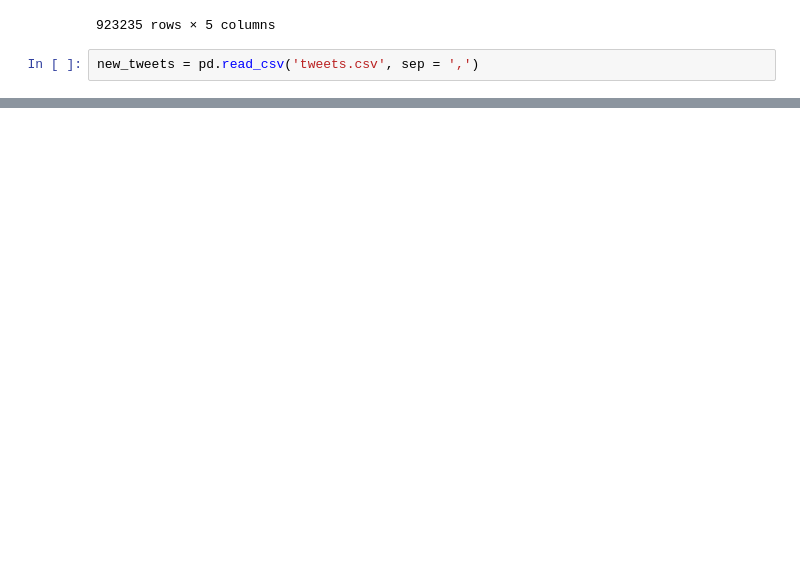
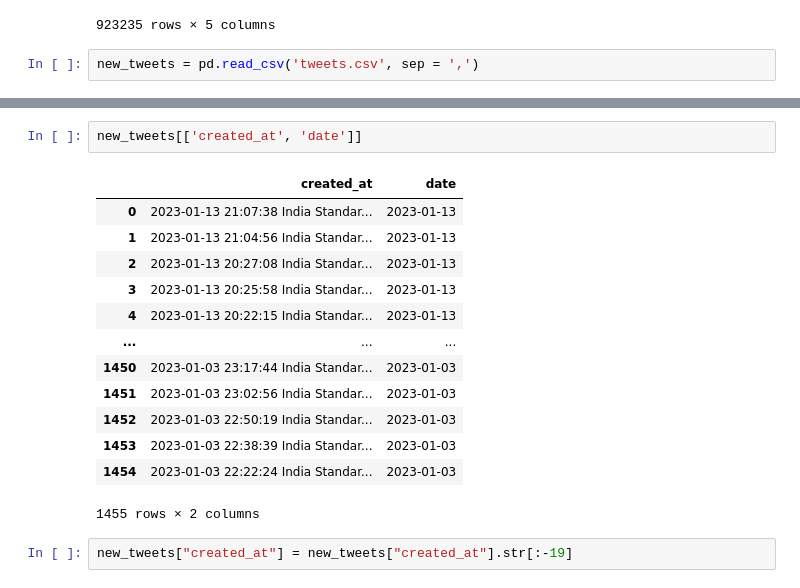
Before and after one commit to Harshavardhan1617/Movie-Reccomendation-App, a Jupyter notebook: notebook1.ipynb, the cells around one changed output, grey strips where cells are left out. Drawn from its saved outputs; the diff is of its cells as text; blank space fills up the shorter version.

```diff
--- a/notebook1.ipynb
+++ b/notebook1.ipynb
@@ -190,0 +189,18 @@ new_tweets[created_at]
+# %%
+new_tweets[['created_at', 'date']]
+# %% [output]
+|  | created_at | date |
+| 0 | 2023-01-13 21:07:38 India Standar... | 2023-01-13 |
+| 1 | 2023-01-13 21:04:56 India Standar... | 2023-01-13 |
+| 2 | 2023-01-13 20:27:08 India Standar... | 2023-01-13 |
+| 3 | 2023-01-13 20:25:58 India Standar... | 2023-01-13 |
+| 4 | 2023-01-13 20:22:15 India Standar... | 2023-01-13 |
+| ... | ... | ... |
+| 1450 | 2023-01-03 23:17:44 India Standar... | 2023-01-03 |
+| 1451 | 2023-01-03 23:02:56 India Standar... | 2023-01-03 |
+| 1452 | 2023-01-03 22:50:19 India Standar... | 2023-01-03 |
+| 1453 | 2023-01-03 22:38:39 India Standar... | 2023-01-03 |
+| 1454 | 2023-01-03 22:22:24 India Standar... | 2023-01-03 |
+1455 rows × 2 columns
+# %%
+new_tweets["created_at"] = new_tweets["created_at"].str[:-19]
```
Also changed, not shown: parts of 17 cells of this notebook.
